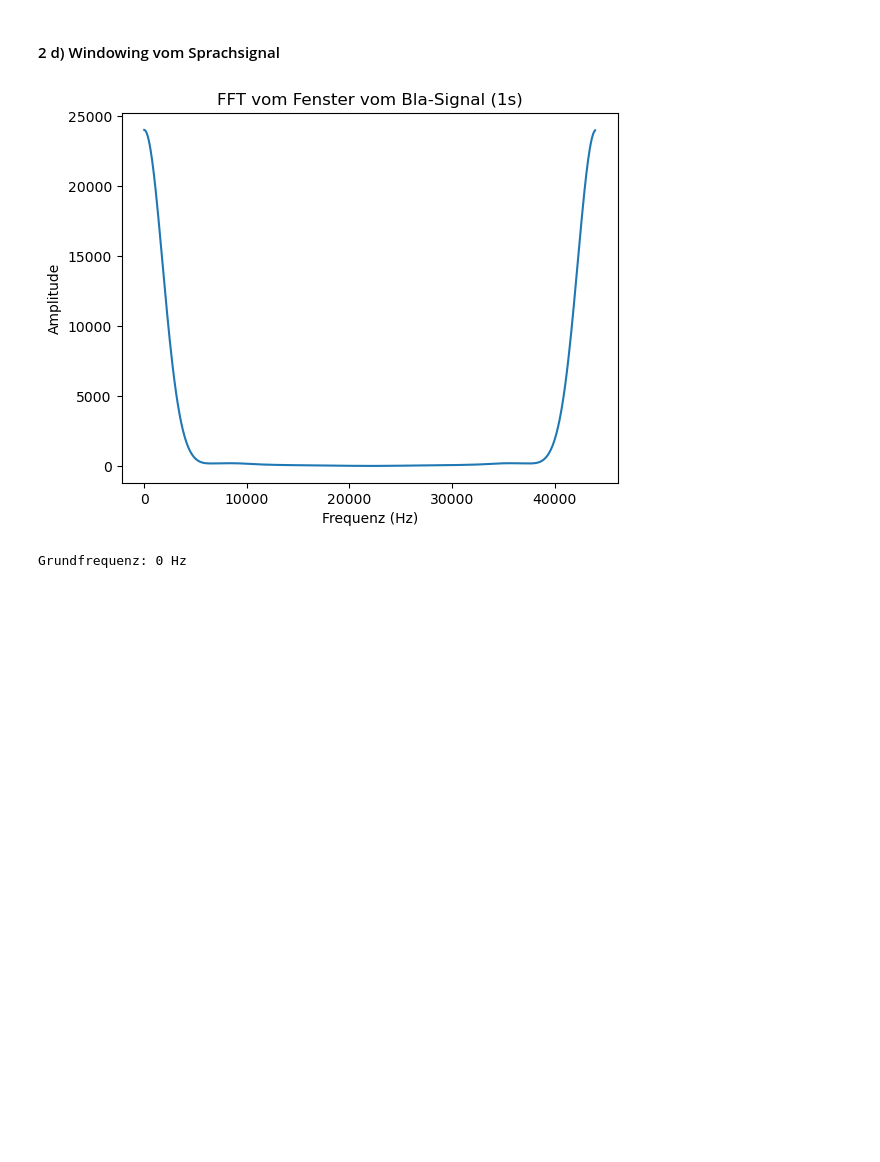
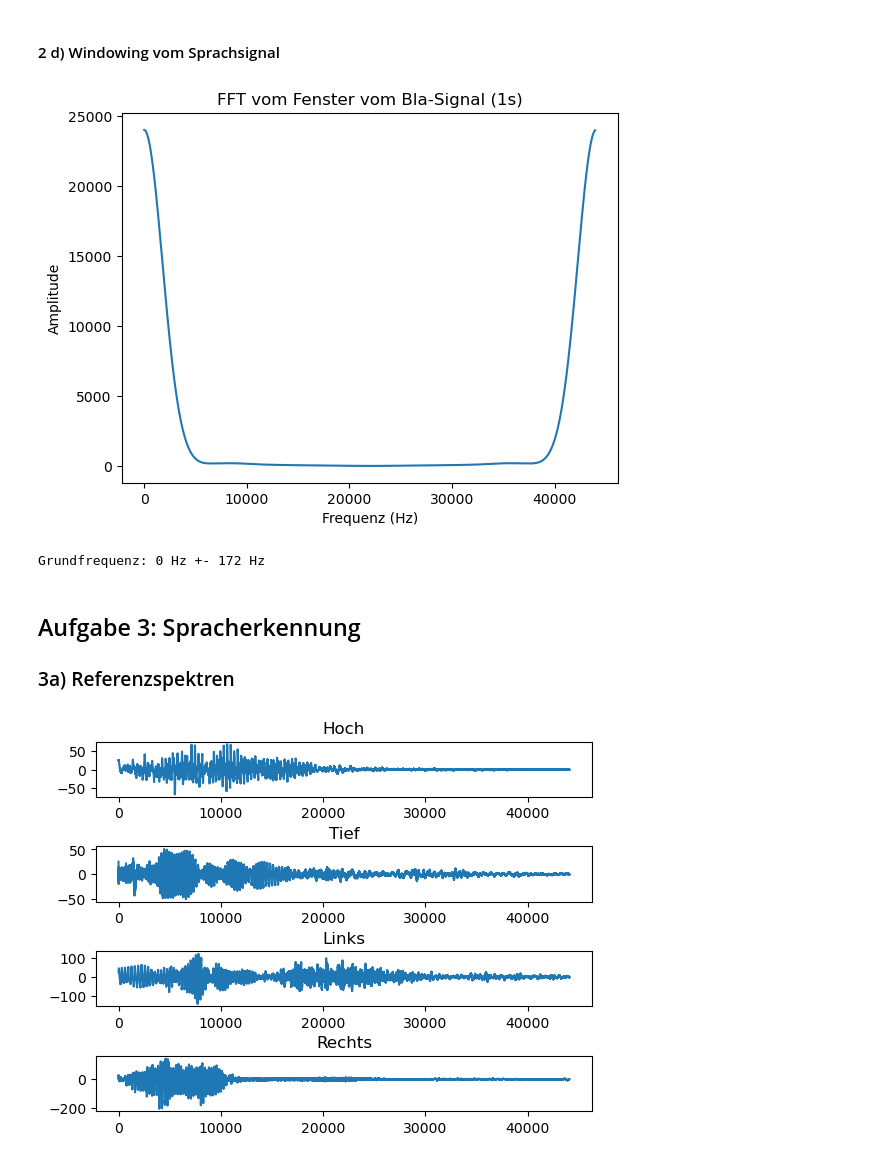
Before and after one commit to Atomarverseucht/AIN, a Jupyter notebook: 3/technische-grundlagen-der-kuenstlichen-intelligenz/versuch3/mikrofon.ipynb, the cells around one changed output. Drawn from its saved outputs; the diff is of its cells as text; code cells hidden in the pictures; blank space fills up the shorter version.

```diff
--- a/3/technische-grundlagen-der-kuenstlichen-intelligenz/versuch3/mikrofon.ipynb
+++ b/3/technische-grundlagen-der-kuenstlichen-intelligenz/versuch3/mikrofon.ipynb
@@ -120,6 +121,7 @@ for winIndx in range(0, wAnz):
     windowedBla[winIndx] = blaS[winStart : winStart + winSize] * window
     fftWinBla[winIndx] = np.abs(np.fft.fft(windowedBla[winIndx])) ** 2
     midWinFFT += fftWinBla[winIndx]
+
 midWinFFT = np.sqrt(midWinFFT / wAnz)
 plt.plot(np.arange(winSize) * wAnz, midWinFFT)
 plt.ylabel('Amplitude')
@@ -128,7 +130,39 @@ plt.title('FFT vom Fenster vom Bla-Signal (1s)')
 plt.show()
 
 freq = np.argmax(midWinFFT[0: int(winSize //2)])
-print(f"Grundfrequenz: {freq} Hz")
+print(f"Grundfrequenz: {freq} Hz +- 172 Hz")
 # %% [output]
 [figure]
-Grundfrequenz: 0 Hz
+Grundfrequenz: 0 Hz +- 172 Hz
+# %% [markdown]
+## Aufgabe 3: Spracherkennung
+### 3a) Referenzspektren
+# %%
+def meanFile(x):
+    time = samples * 5 # 5s rec time
+    file = np.full((5, samples), 0, dtype=float)
+    for i in range(0, 5):
+        f = np.load(f"{absPath}/spracherkennung/{x}{i}.npy")[25000: time]
+        stIndx = firstOverVal(f, 25)
+        file[i] = f[stIndx : stIndx + samples]
+    return np.mean(file,axis=0)
+
+fig, splt = plt.subplots(4)
+hoch = meanFile("hoch")
+tief = meanFile("tief")
+links = meanFile("links")
+rechts = meanFile("rechts")
+
+splt[0].plot(hoch)
+splt[1].plot(tief)
+splt[2].plot(links)
+splt[3].plot(rechts)
+
+splt[0].set_title("Hoch")
+splt[1].set_title("Tief")
+splt[2].set_title("Links")
+splt[3].set_title("Rechts")
+plt.subplots_adjust(hspace=0.9)
+plt.show()
+# %% [output]
+[figure, added]
```
Also changed, not shown: parts of 5 cells of this notebook.
